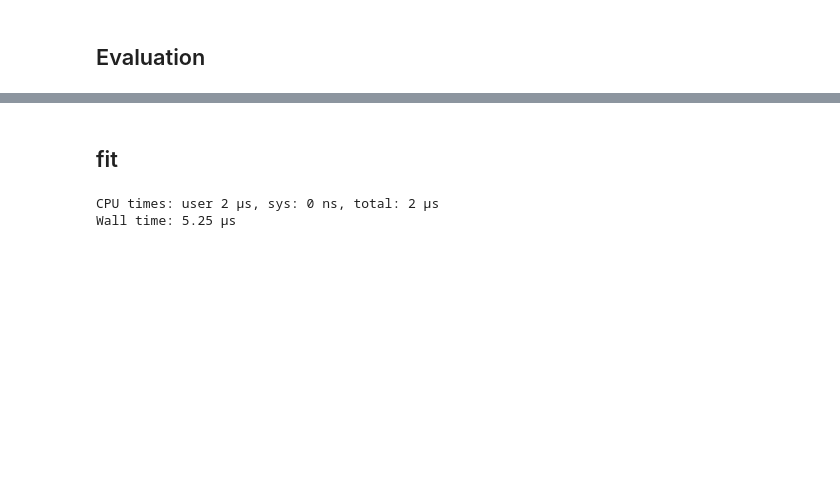
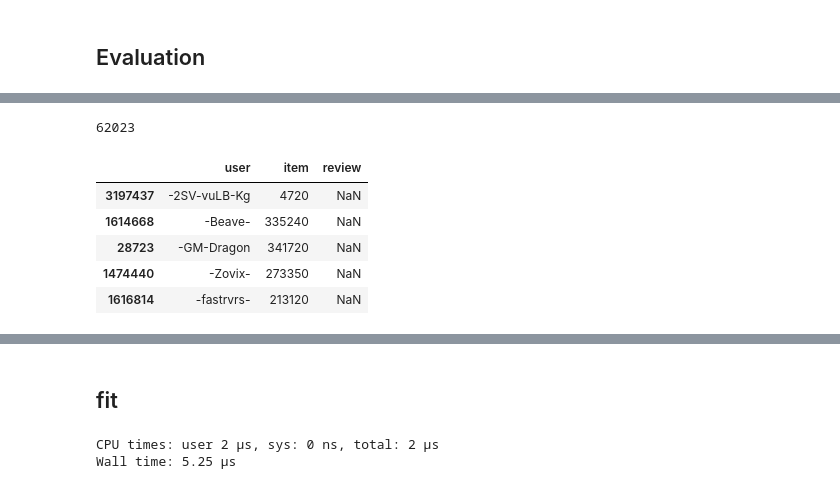
Before and after one commit to amprova/WE_research, a Jupyter notebook: tf_idf_all_users.ipynb, the cells around one changed output, grey strips where cells are left out. Cells and saved outputs as stored; diff of their text form; code cells hidden in the pictures; blank space fills up the shorter version.

```diff
--- a/tf_idf_all_users.ipynb
+++ b/tf_idf_all_users.ipynb
@@ -229,4 +231,7 @@ item_data1 = pd.DataFrame({'review': only_rev.groupby(['item']).review.apply(lam
 item_data1.reset_index(inplace=True)
 # %% [markdown]
 ## Partition by user
+# %%
+file = open("pairs_user_new.pickle","rb")
+pairs_user = pickle.load(file)
 # %%
@@ -269,0 +297,13 @@ def ndcg(file_name, truth):
+# %%
+truth['user'].nunique()
+# %% [output]
+62023
+# %%
+truth.head()
+# %% [output]
+|  | user | item | review |
+| 3197437 | -2SV-vuLB-Kg | 4720 | NaN |
+| 1614668 | -Beave- | 335240 | NaN |
+| 28723 | -GM-Dragon | 341720 | NaN |
+| 1474440 | -Zovix- | 273350 | NaN |
+| 1616814 | -fastrvrs- | 213120 | NaN |
```
Also changed, not shown: parts of 24 cells of this notebook, 2 other files.
